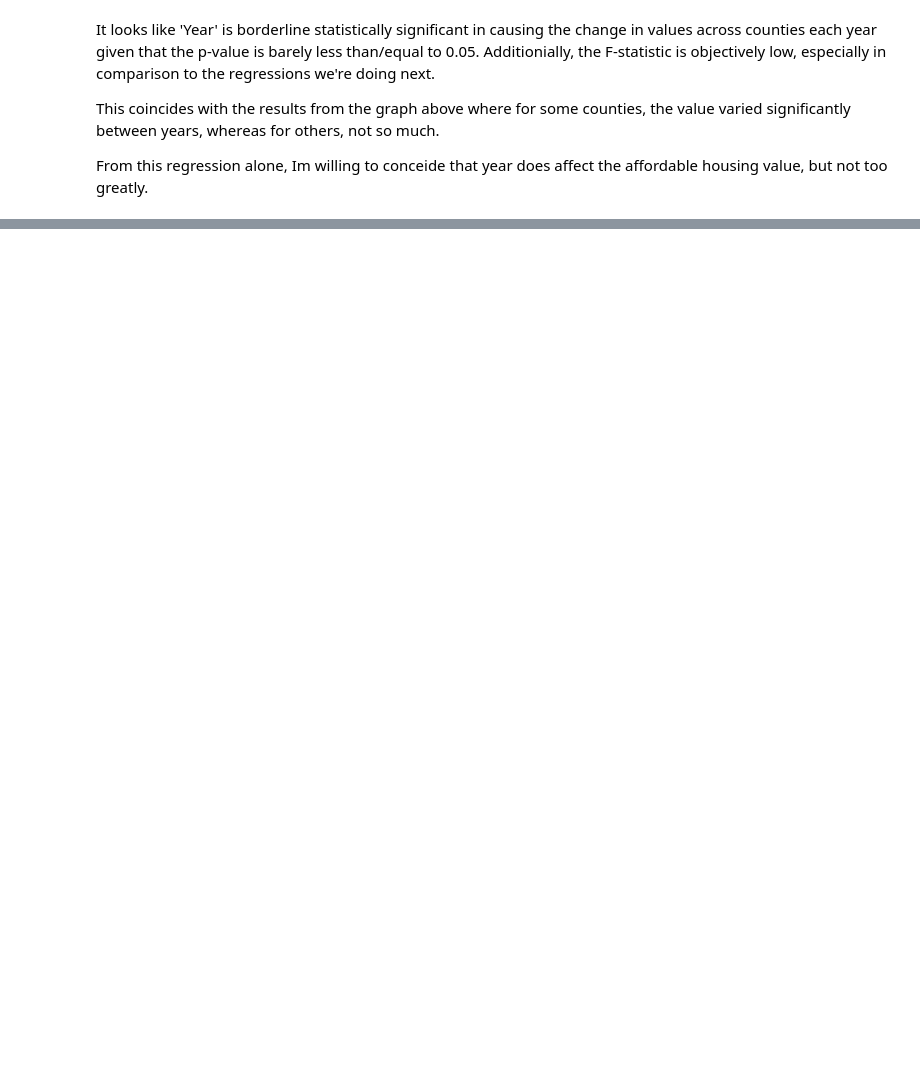
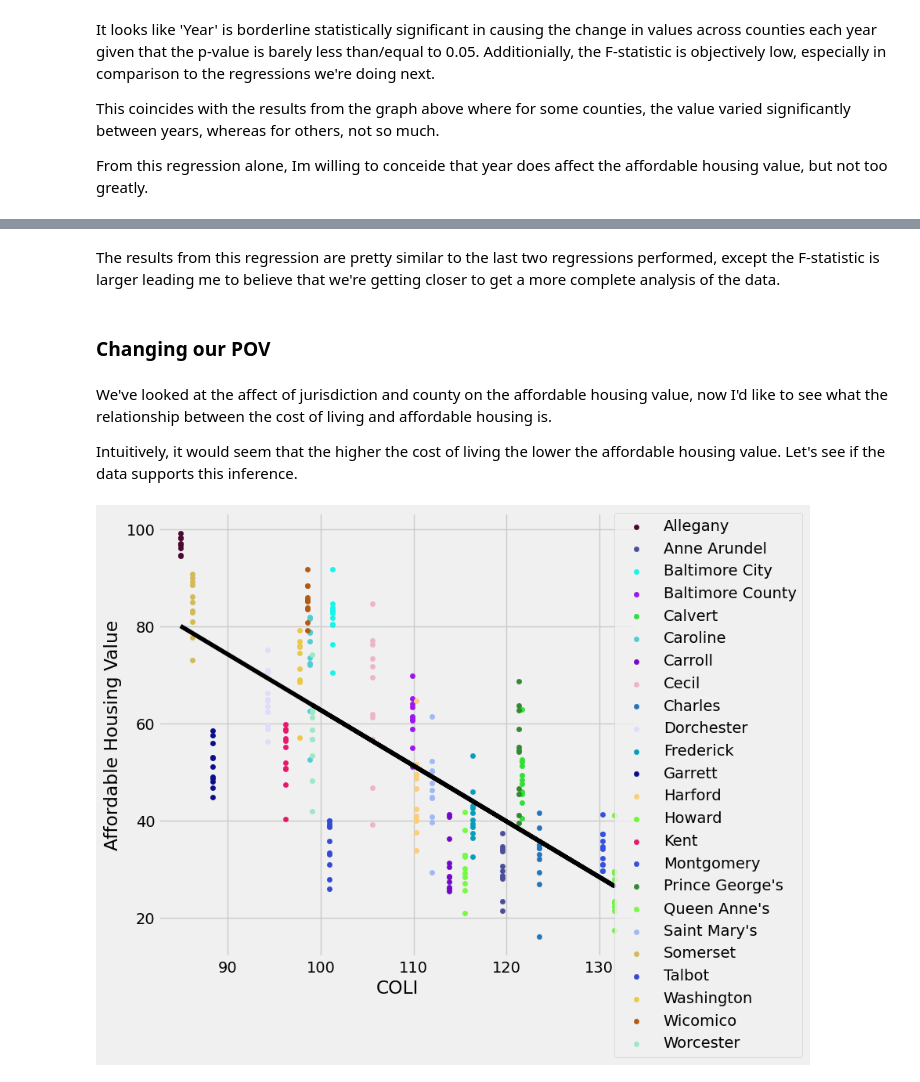
Before and after one commit to mgammi/Personal-Projects, a Jupyter notebook: MachineLearning/implementation.ipynb, the cells around one changed output, grey strips where cells are left out. Saved outputs shown, nothing was run; the diff lists cells and outputs as text; code cells hidden in the pictures; blank space fills up the shorter version.

```diff
--- a/MachineLearning/implementation.ipynb
+++ b/MachineLearning/implementation.ipynb
@@ -272,3 +299,33 @@ Notes:
 [1] Standard Errors assume that the covariance matrix of the errors is correctly specified.
 [2] The condition number is large, 2.74e+05. This might indicate that there are
 strong multicollinearity or other numerical problems.
+# %% [markdown]
+The results from this regression are pretty similar to the last two regressions performed, except the F-statistic is larger leading me to believe that we're getting closer to get a more complete analysis of the data.
+# %% [markdown]
+### Changing our POV
+# %% [markdown]
+We've looked at the affect of jurisdiction and county on the affordable housing value, now I'd like to see what the relationship between the cost of living and affordable housing is.
+
+Intuitively, it would seem that the higher the cost of living the lower the affordable housing value. Let's see if the data supports this inference.
+# %%
+grouped = table2.groupby(['Jurisdiction'])
+fig, ax = plt.subplots(figsize=(7, 7))
+# now, we want to iterate through the df by county
+for key, group in grouped :
+       # key = group name (aka county name); group = subset of df where jurisdiction == key
+       # first, plotting values for the current county
+       group.plot(ax = ax, kind='scatter', x='Cost of Living Index', y='Value', label=key,
+                     color= colors[key])
+
+y      = table2['Value'].to_numpy().reshape(-1,1)
+x      = table2['Cost of Living Index'].to_numpy().reshape(-1,1)
+reg    = LinearRegression().fit(x , y)
+y_pred = reg.predict(x)
+
+plt.plot(x, y_pred, color = "Black")
+plt.legend(bbox_to_anchor = (1.35, 1) ,loc = "upper right", borderaxespad = 0)
+plt.xlabel('COLI')
+plt.ylabel('Affordable Housing Value')
+plt.show()
+# %% [output]
+[figure, added]
```
Also changed, not shown: parts of 30 cells of this notebook, 1 other file.
